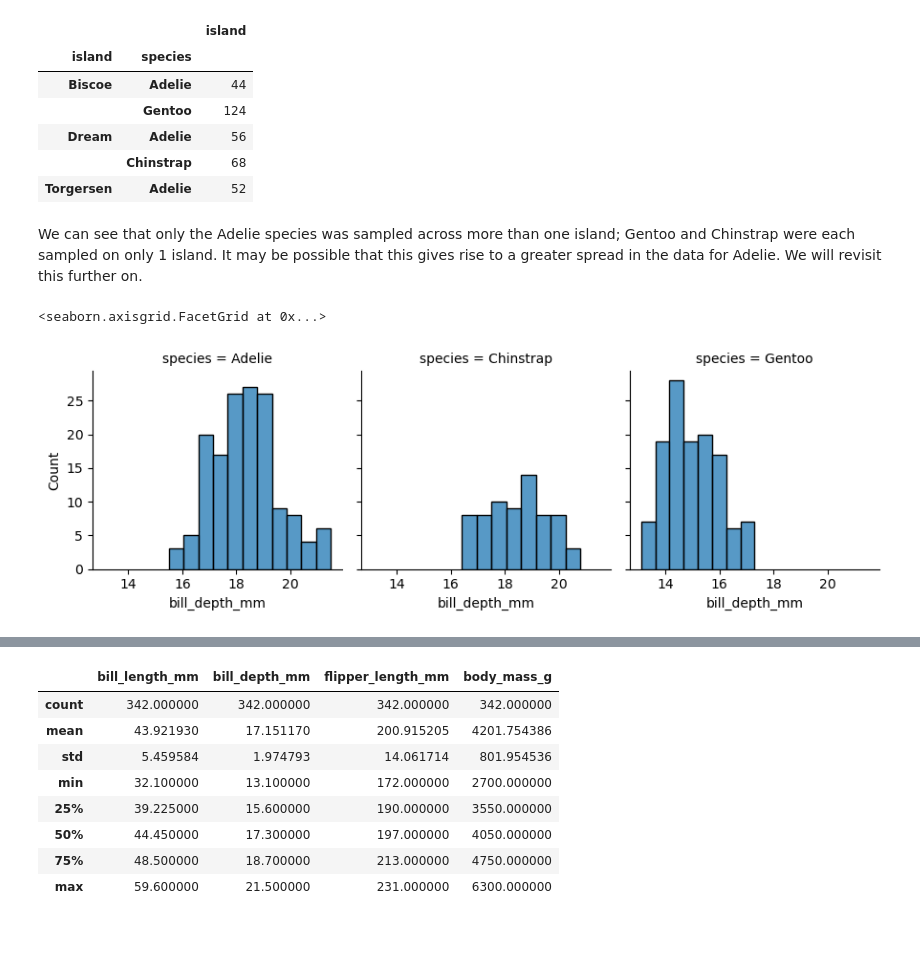
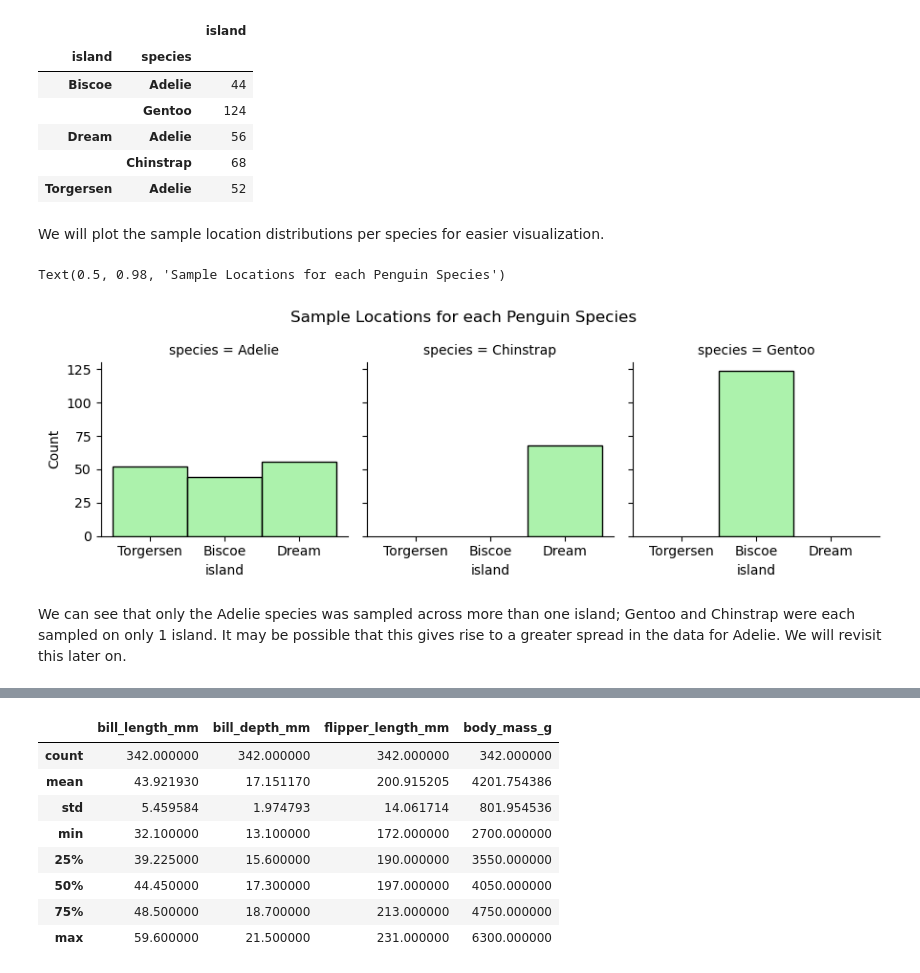
Before and after one commit to dvdgeroconnell/PODA-coursework, a Jupyter notebook: penguins.ipynb, the cells around one changed output, grey strips where cells are left out. Saved outputs shown, nothing was run; the diff lists cells and outputs as text; code cells hidden in the pictures; blank space fills up the shorter version.

```diff
--- a/penguins.ipynb
+++ b/penguins.ipynb
@@ -230,15 +240,17 @@ location
 | Dream | Adelie | 56 |
 |  | Chinstrap | 68 |
 | Torgersen | Adelie | 52 |
+# %% [markdown]
+We will  plot the sample location distributions per species for easier visualization.
+# %%
+# Create a grid plot with the species as columns
+x1 = sns.FacetGrid(penguins, col="species")
+# Plot the locations that each species was sampled at
+x1.map(sns.histplot, "island", color='lightgreen')
+x1.figure.subplots_adjust(top = 0.8)
+x1.figure.suptitle("Sample Locations for each Penguin Species", fontsize=12)
+# %% [output]
+Text(0.5, 0.98, 'Sample Locations for each Penguin Species')
+[figure, added]
 # %% [markdown]
-We can see that only the Adelie species was sampled across more than one island; Gentoo and Chinstrap were each sampled on only 1 island. It may be possible that this gives rise to a greater spread in the data for Adelie. We will revisit this further on.
+We can see that only the Adelie species was sampled across more than one island; Gentoo and Chinstrap were each sampled on only 1 island. It may be possible that this gives rise to a greater spread in the data for Adelie. We will revisit this later on.
-# %%
-x = sns.FacetGrid(penguins, col="species")
-x.map(sns.histplot, "bill_depth_mm")
-#x.map(sns.barplot, "island")
-
-#x = sns.FacetGrid(location, col="island")
-#x.map(sns.barplot, "species")
-# %% [output]
-<seaborn.axisgrid.FacetGrid at 0x...>
-[figure, removed]
```
Also changed, not shown: parts of 47 cells of this notebook.
